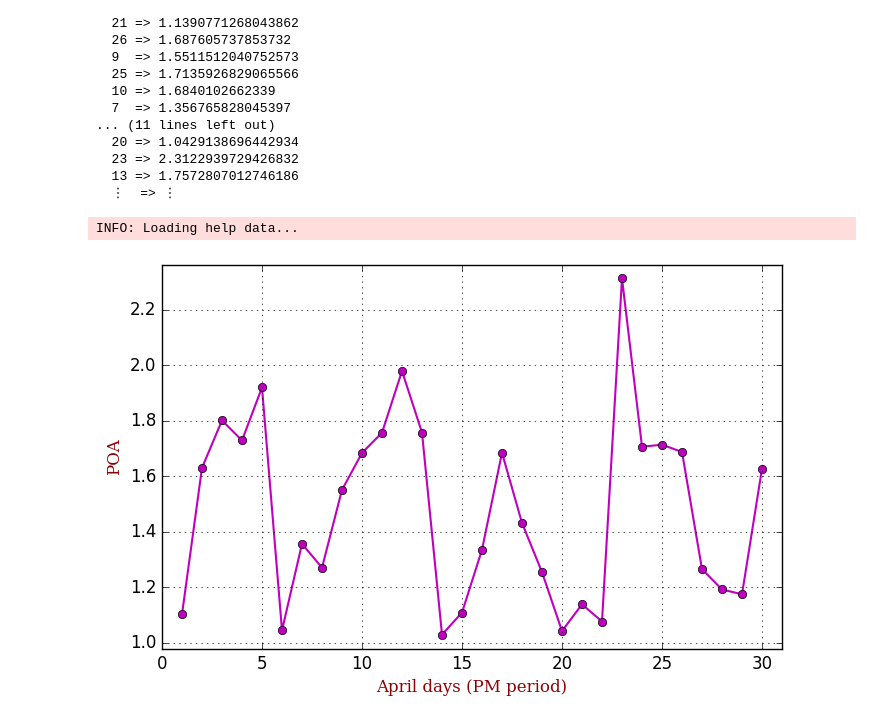
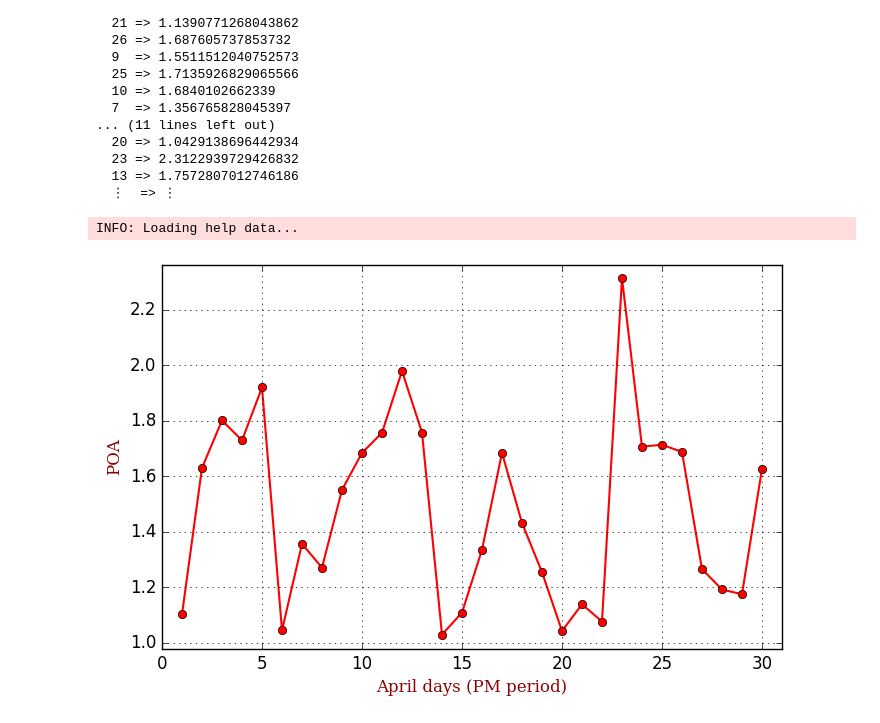
Before and after one commit to jingzbu/InverseVIsTraffic, a Jupyter notebook: 08_POA_MA_ext/POA_visualization.ipynb, the cells around one changed output. Saved outputs shown, nothing was run; the diff lists cells and outputs as text; code cells hidden in the pictures.

Commit message:
update plots for extended MA net

```diff
--- a/08_POA_MA_ext/POA_visualization.ipynb
+++ b/08_POA_MA_ext/POA_visualization.ipynb
@@ -72,29 +72,29 @@ Dict{Any,Any} with 30 entries:
 # %%
 using PyPlot
 
 day = 1:30
 
 poa = map(day->poaDictApr[day], day)
 
 # plot(iterNum, objFun, "s-g", label="True")
 
 fig = figure(figsize=(8,4.8))
 
-plot(day, poa, "o-m", linewidth=1.5)
+plot(day, poa, "o-r", linewidth=1.5)
 
 # legend(loc="upper right",fancybox="true")
 
 grid("on")
 
 xlim(0, 31)
 ylim(minimum(poa)-.05, maximum(poa)+.05)
 
 font1 = ["family"=>"serif", "color"=>"darkred", "weight"=>"normal", "size"=>12]
 
 xlabel("April days (PM period)", fontdict=font1)
 ylabel("POA", fontdict=font1)
 
 savefig("./results/POA_Apr_ext.pdf")
 # %% [output]
 INFO: Loading help data...
-[figure, old version]
+[figure, new version]
```
Also changed, not shown: 1 other file.
